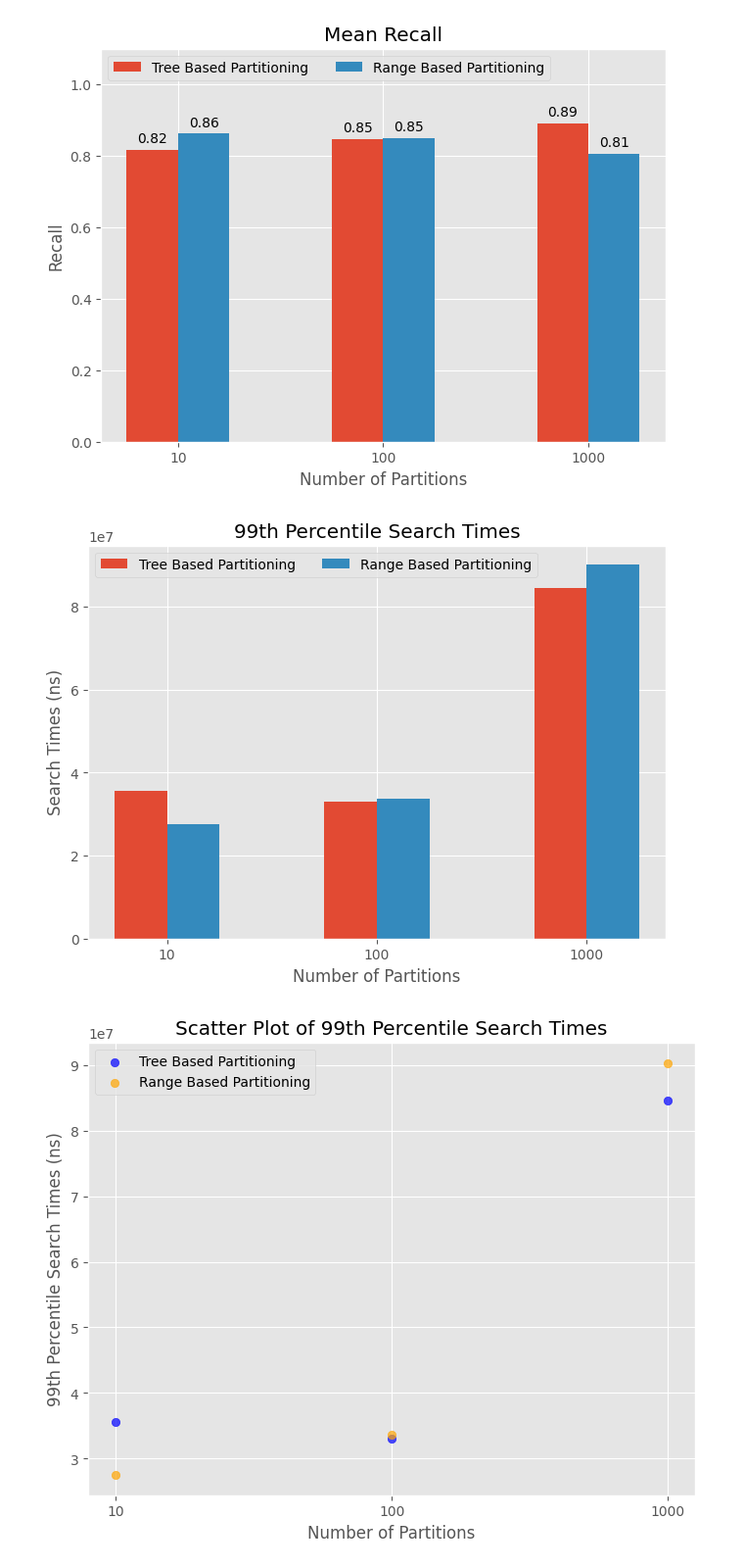
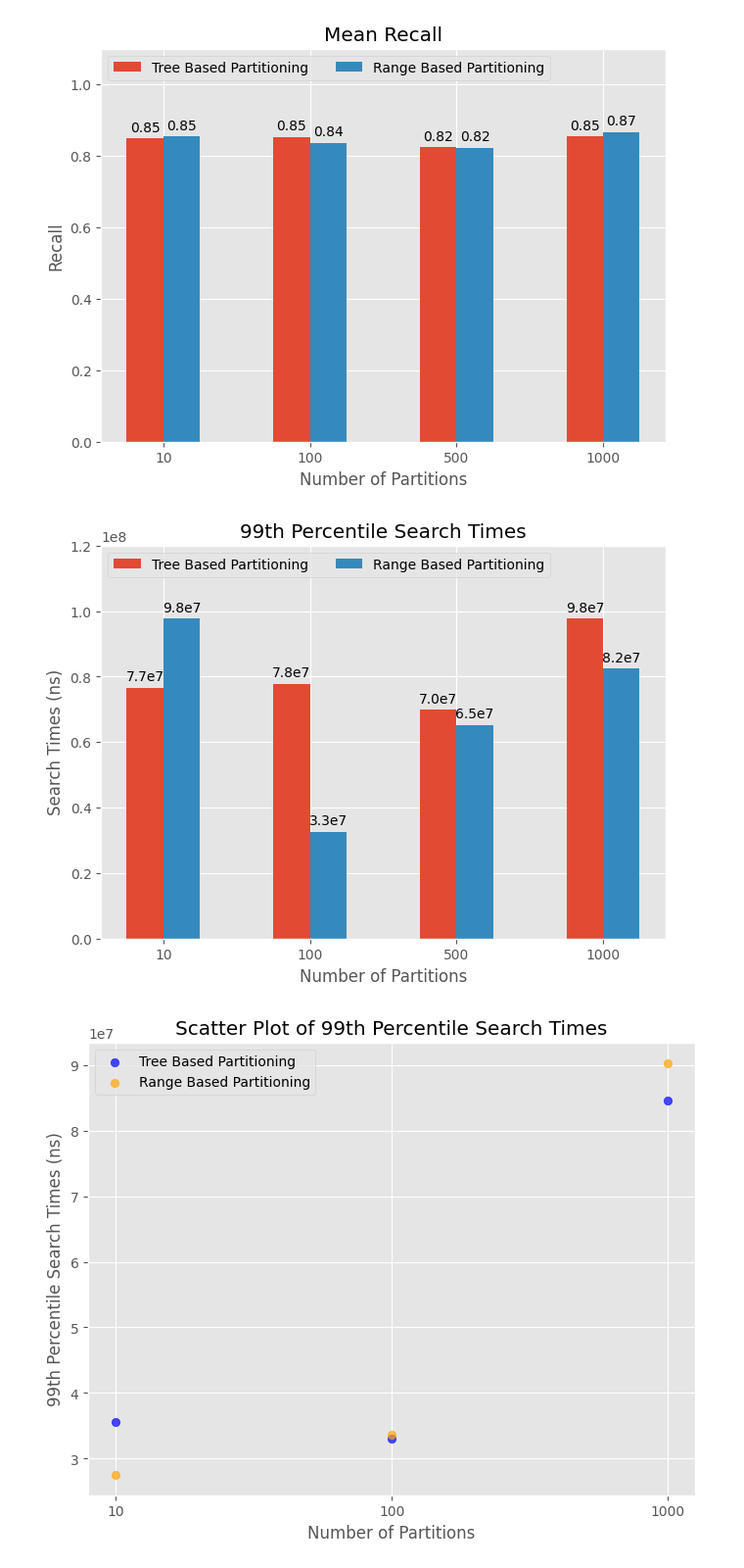
Before and after one commit to Nolan1324/CSE-584-W25-ANN-Project, a Jupyter notebook: src/analysis.ipynb, the cells around one changed output. Shown at 98% size. Saved outputs shown, nothing was run; the diff lists cells and outputs as text; code cells hidden in the pictures.

```diff
--- a/src/analysis.ipynb
+++ b/src/analysis.ipynb
@@ -50,18 +52,18 @@ def get_experiment(trial_id: int, schema: dict = None, workflow: dict = None, sc
     )
     return experiment
 # %%
-# tree_experiments_1 = [get_experiment(0, schema_id=i, workflow_id=0, path=EXPERIMENT_PATH / "second_partition_trial") for i in range(4)]
-# range_experiments_1 = [get_experiment(0, schema_id=3+i, workflow_id=0, path=EXPERIMENT_PATH / "second_partition_trial") for i in range(4)]
-# tree_experiments_2 = [get_experiment(1, schema_id=i, workflow_id=0, path=EXPERIMENT_PATH / "second_partition_trial") for i in range(4)]
-# range_experiments_2 = [get_experiment(1, schema_id=3+i, workflow_id=0, path=EXPERIMENT_PATH / "second_partition_trial") for i in range(4)]
+tree_experiments_1 = [get_experiment(0, schema_id=i, workflow_id=0, path=EXPERIMENT_PATH / "second_partition_trial") for i in range(4)]
+range_experiments_1 = [get_experiment(0, schema_id=3+i, workflow_id=0, path=EXPERIMENT_PATH / "second_partition_trial") for i in range(4)]
+tree_experiments_2 = [get_experiment(1, schema_id=i, workflow_id=0, path=EXPERIMENT_PATH / "second_partition_trial") for i in range(4)]
+range_experiments_2 = [get_experiment(1, schema_id=3+i, workflow_id=0, path=EXPERIMENT_PATH / "second_partition_trial") for i in range(4)]
 
-tree_experiments_1 = [get_experiment(0, schema_id=i, workflow_id=0, path=EXPERIMENT_PATH / "tree_baseline") for i in range(3)]
-range_experiments_1 = [get_experiment(0, schema_id=i, workflow_id=0, path=EXPERIMENT_PATH / "range_baseline") for i in range(3)]
-tree_experiments_2 = [get_experiment(0, schema_id=i, workflow_id=0, path=EXPERIMENT_PATH / "tree_baseline") for i in range(3)]
-range_experiments_2 = [get_experiment(0, schema_id=i, workflow_id=0, path=EXPERIMENT_PATH / "range_baseline") for i in range(3)]
+# tree_experiments_1 = [get_experiment(0, schema_id=i, workflow_id=0, path=EXPERIMENT_PATH / "tree_baseline") for i in range(3)]
+# range_experiments_1 = [get_experiment(0, schema_id=i, workflow_id=0, path=EXPERIMENT_PATH / "range_baseline") for i in range(3)]
+# tree_experiments_2 = [get_experiment(0, schema_id=i, workflow_id=0, path=EXPERIMENT_PATH / "tree_baseline") for i in range(3)]
+# range_experiments_2 = [get_experiment(0, schema_id=i, workflow_id=0, path=EXPERIMENT_PATH / "range_baseline") for i in range(3)]
 
-n = 3
-labels = ["10", "100", "1000"]
+n = 4
+labels = ["10", "100", "500", "1000"]
 # %%
 percentiles = {
     "Tree Based Partitioning": [np.mean(exp1["search_times"])/2 + np.mean(exp2["search_times"])/2 for exp1, exp2 in zip(tree_experiments_1, tree_experiments_2)],
@@ -78,7 +80,7 @@ print(len(list(percentiles.values())[0]))
 for attribute, measurement in percentiles.items():
     offset = width * multiplier
     rects = ax.bar(x + offset, measurement, width, label=attribute)
-    ax.bar_label(rects, padding=3, fmt="%e2")
+    ax.bar_label(rects, padding=3, labels=[f"{val:.1e}".replace("e+0", "e") for val in measurement])
     multiplier += 1
 
 # Add some text for labels, title and custom x-axis tick labels, etc.
@@ -119,36 +121,36 @@ plt.ylim(0, 1.1)
 
 plt.savefig("recall.pdf", format="pdf", bbox_inches="tight")
 # %% [output]
-[figure, old version]
+[figure, new version]
 # %%
-labels = ["10", "100", "1000"]
 percentiles = {
     "Tree Based Partitioning": [np.percentile(exp1["search_times"],99)/2 + np.percentile(exp2["search_times"],99)/2 for exp1, exp2 in zip(tree_experiments_1, tree_experiments_2)],
     "Range Based Partitioning": [np.percentile(exp1["search_times"],99)/2 + np.percentile(exp2["search_times"],99)/2 for exp1, exp2 in zip(range_experiments_1, range_experiments_2)],
 }
 
-x = np.arange(3)  # the label locations
+x = np.arange(n)  # the label locations
 width = 0.25  # the width of the bars
 multiplier = 0
 
 fig, ax = plt.subplots(layout='constrained')
 
 for attribute, measurement in percentiles.items():
     offset = width * multiplier
     rects = ax.bar(x + offset, measurement, width, label=attribute)
-    # ax.bar_label(rects, padding=3)
+    ax.bar_label(rects, padding=3, labels=[f"{val:.1e}".replace("e+0", "e") for val in measurement])
     multiplier += 1
 
 # Add some text for labels, title and custom x-axis tick labels, etc.
 ax.set_ylabel('Search Times (ns)')
 ax.set_xlabel('Number of Partitions')
 ax.set_title('99th Percentile Search Times')
 ax.set_xticks(x + width / 2, labels)
 ax.legend(loc='upper left', ncols=3)
+plt.ylim(0, 1.2e8)
 
 plt.savefig("search_times.pdf", format="pdf", bbox_inches="tight")
 # %% [output]
-[figure, old version]
+[figure, new version]
 # %%
 # Extract data for scatter plot
 x_values = labels  # ["10", "100", "1000"]
```
Also changed, not shown: parts of 2 cells of this notebook, 12 other files.
